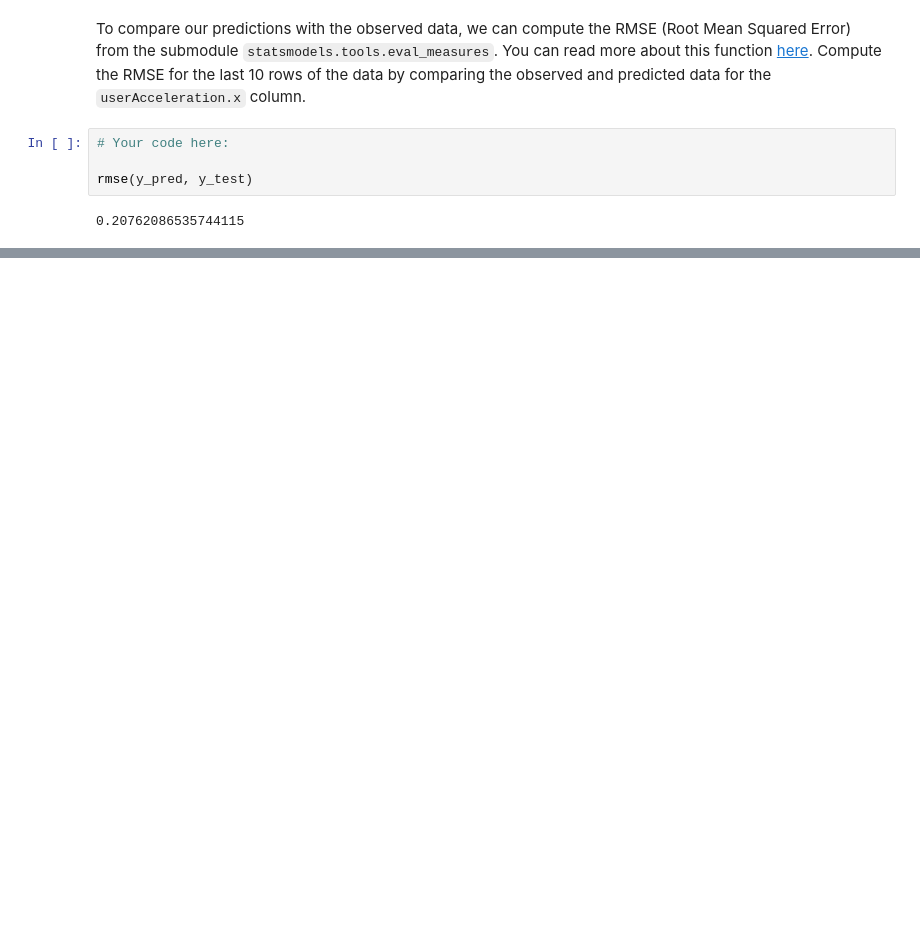
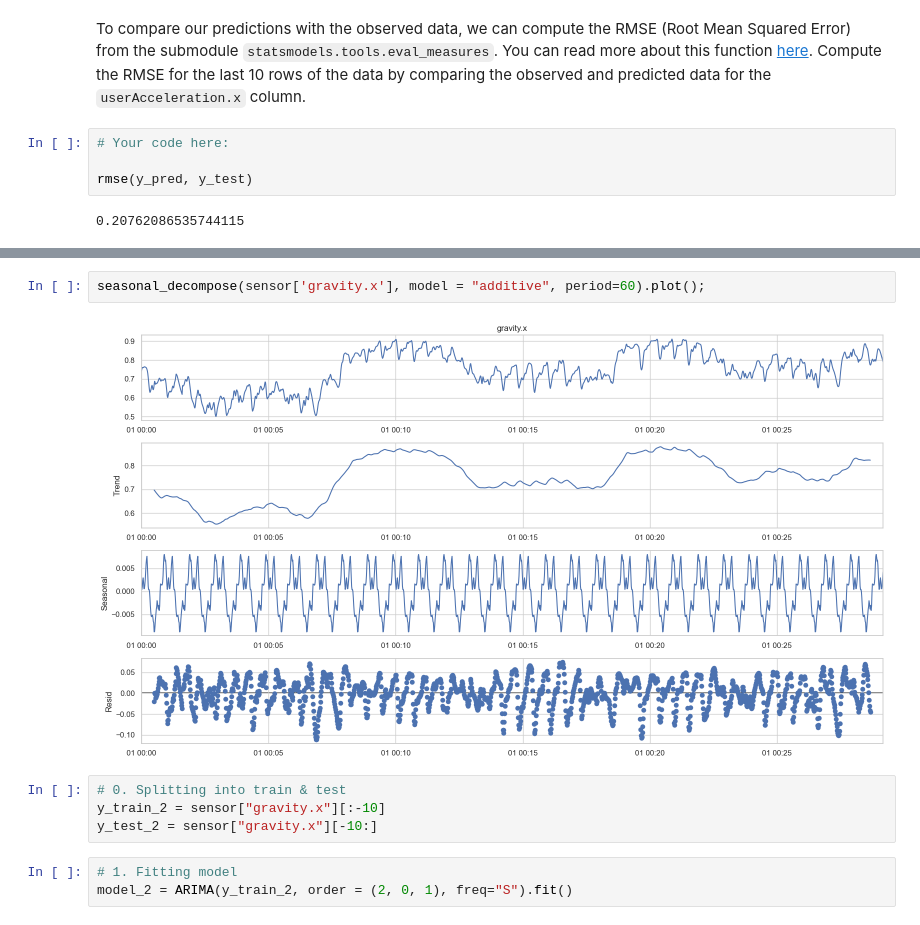
Before and after one commit to Ironhack-data-bcn-oct-2022/lab-time-series, a Jupyter notebook: your-code/main.ipynb, the cells around one changed output, grey strips where cells are left out. Drawn from its saved outputs; the diff is of its cells as text; blank space fills up the shorter version.

```diff
--- a/your-code/main.ipynb
+++ b/your-code/main.ipynb
@@ -280,0 +365,11 @@ rmse(y_pred, y_test)
+# %%
+seasonal_decompose(sensor['gravity.x'], model = "additive", period=60).plot();
+# %% [output]
+[figure, added]
+# %%
+# 0. Splitting into train & test
+y_train_2 = sensor["gravity.x"][:-10]
+y_test_2 = sensor["gravity.x"][-10:]
+# %%
+# 1. Fitting model
+model_2 = ARIMA(y_train_2, order = (2, 0, 1), freq="S").fit()
```
Also changed, not shown: parts of 27 cells of this notebook.
